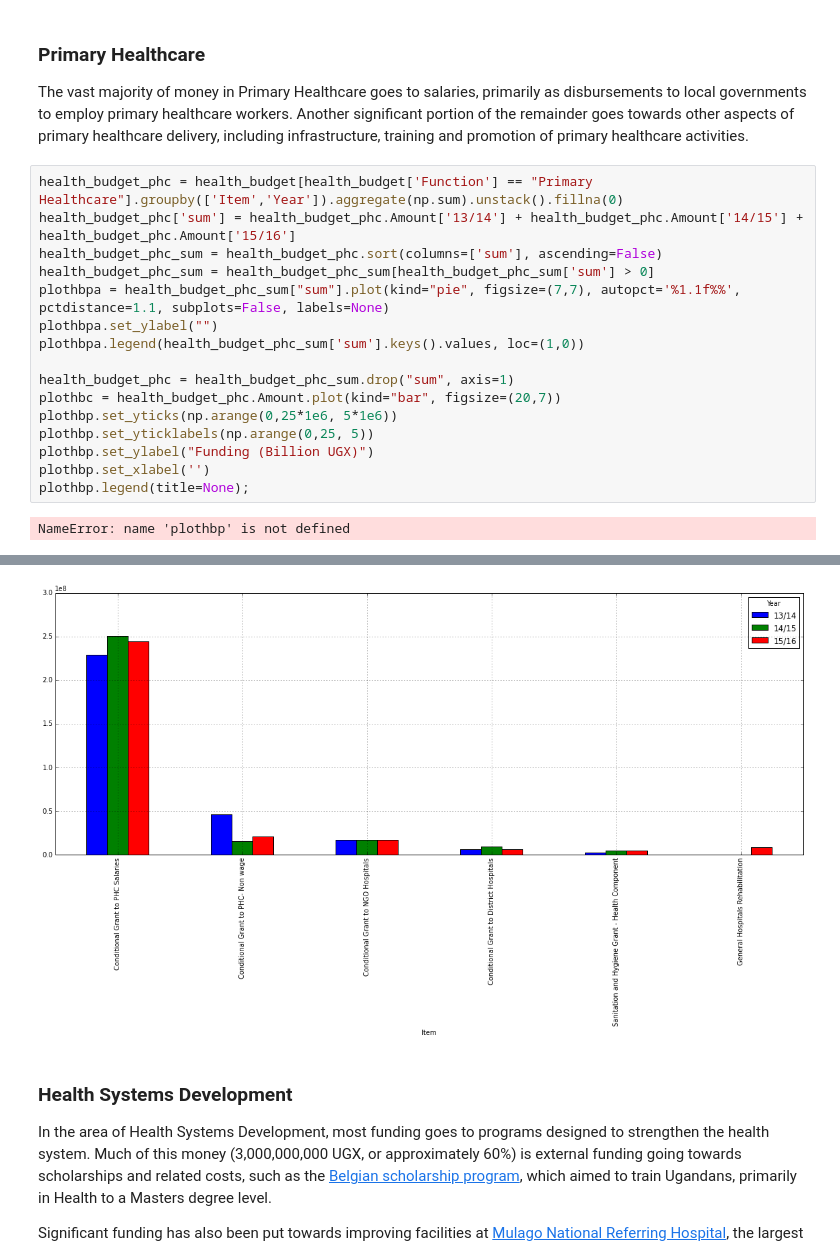
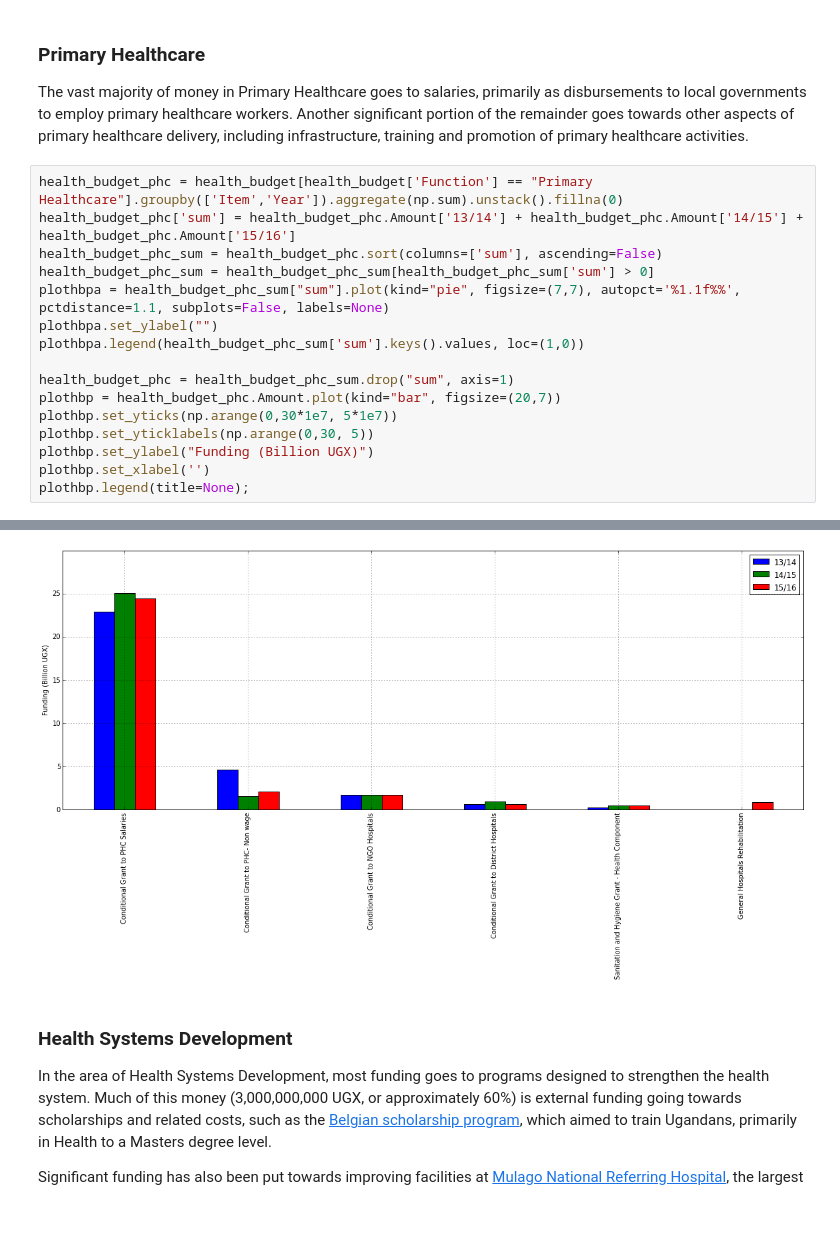
Before and after one commit to forsakendaemon/uganda, a Jupyter notebook: Uganda Health Financing.ipynb, the cells around one changed output, grey strips where cells are left out. Saved outputs shown, nothing was run; the diff lists cells and outputs as text; blank space fills up the shorter version.

```diff
--- a/Uganda Health Financing.ipynb
+++ b/Uganda Health Financing.ipynb
@@ -249,23 +250,22 @@ The vast majority of money in Primary Healthcare goes to salaries, primarily as
 # %%
 health_budget_phc = health_budget[health_budget['Function'] == "Primary Healthcare"].groupby(['Item','Year']).aggregate(np.sum).unstack().fillna(0)
 health_budget_phc['sum'] = health_budget_phc.Amount['13/14'] + health_budget_phc.Amount['14/15'] + health_budget_phc.Amount['15/16']
 health_budget_phc_sum = health_budget_phc.sort(columns=['sum'], ascending=False)
 health_budget_phc_sum = health_budget_phc_sum[health_budget_phc_sum['sum'] > 0]
 plothbpa = health_budget_phc_sum["sum"].plot(kind="pie", figsize=(7,7), autopct='%1.1f%%', pctdistance=1.1, subplots=False, labels=None)
 plothbpa.set_ylabel("")
 plothbpa.legend(health_budget_phc_sum['sum'].keys().values, loc=(1,0))
 
 health_budget_phc = health_budget_phc_sum.drop("sum", axis=1)
-plothbc = health_budget_phc.Amount.plot(kind="bar", figsize=(20,7))
-plothbp.set_yticks(np.arange(0,25*1e6, 5*1e6))
-plothbp.set_yticklabels(np.arange(0,25, 5))
+plothbp = health_budget_phc.Amount.plot(kind="bar", figsize=(20,7))
+plothbp.set_yticks(np.arange(0,30*1e7, 5*1e7))
+plothbp.set_yticklabels(np.arange(0,30, 5))
 plothbp.set_ylabel("Funding (Billion UGX)")
 plothbp.set_xlabel('')
 plothbp.legend(title=None);
 # %% [output]
-NameError: name 'plothbp' is not defined
 [figure]
-[figure, old version]
+[figure, new version]
 # %% [markdown]
 ### Health Systems Development
 In the area of Health Systems Development, most funding goes to programs designed to strengthen the health system. Much of this money (3,000,000,000 UGX, or approximately 60%) is external funding going towards scholarships and related costs, such as the [Belgian scholarship program](http://health.go.ug/docs/scholarships_BTC.pdf), which aimed to train Ugandans, primarily in Health to a Masters degree level.
```
Also changed, not shown: parts of 7 cells of this notebook.
